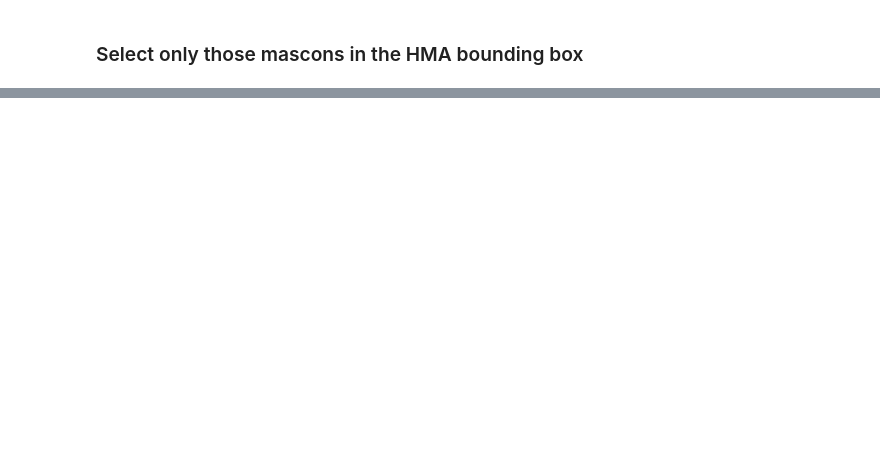
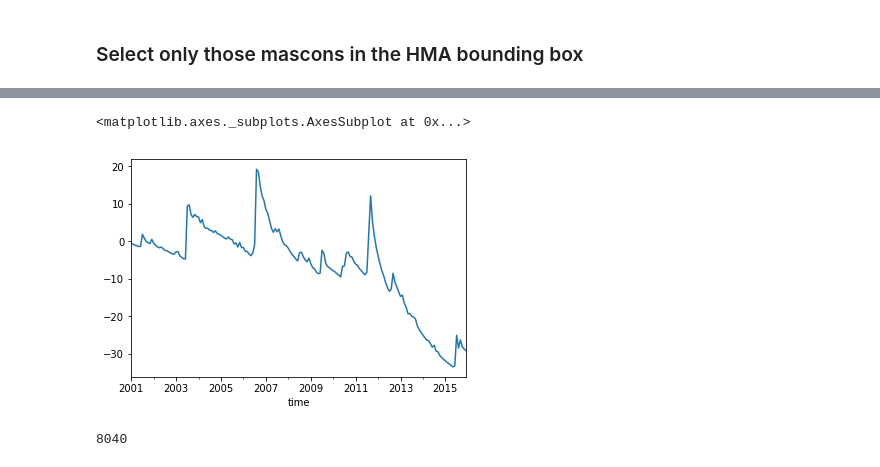
Before and after one commit to NASA-Planetary-Science/HiMAT, a Jupyter notebook: Projects/GRACE_MASCON/GRACE_HMA.ipynb, the cells around one changed output, grey strips where cells are left out. Saved outputs shown, nothing was run; the diff lists cells and outputs as text; code cells hidden in the pictures; blank space fills up the shorter version.

```diff
--- a/Projects/GRACE_MASCON/GRACE_HMA.ipynb
+++ b/Projects/GRACE_MASCON/GRACE_HMA.ipynb
@@ -169,0 +225,11 @@ Coordinates:
+# %%
+waterbal.cumsum().plot()
+# %% [output]
+<matplotlib.axes._subplots.AxesSubplot at 0x...>
+[figure, added]
+# %%
+## get the mascon time series
+
+mc = names[numbers == 100][0]
+# %% [output]
+8040
```
Also changed, not shown: parts of 32 cells of this notebook.
